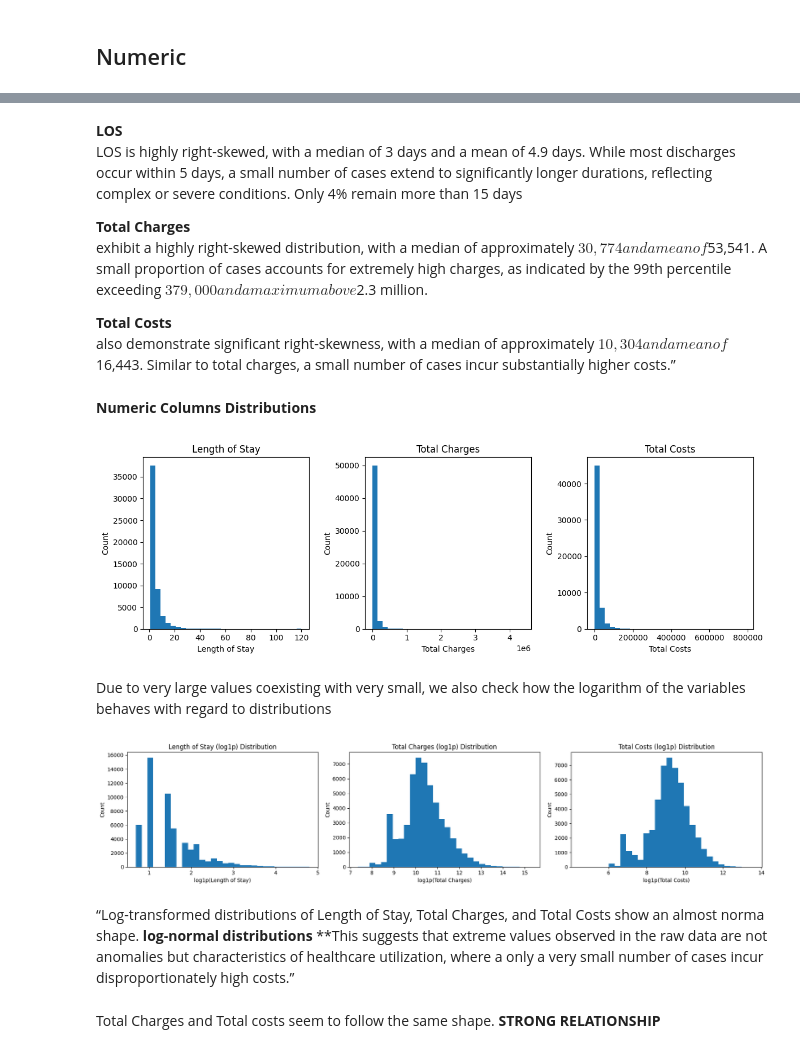
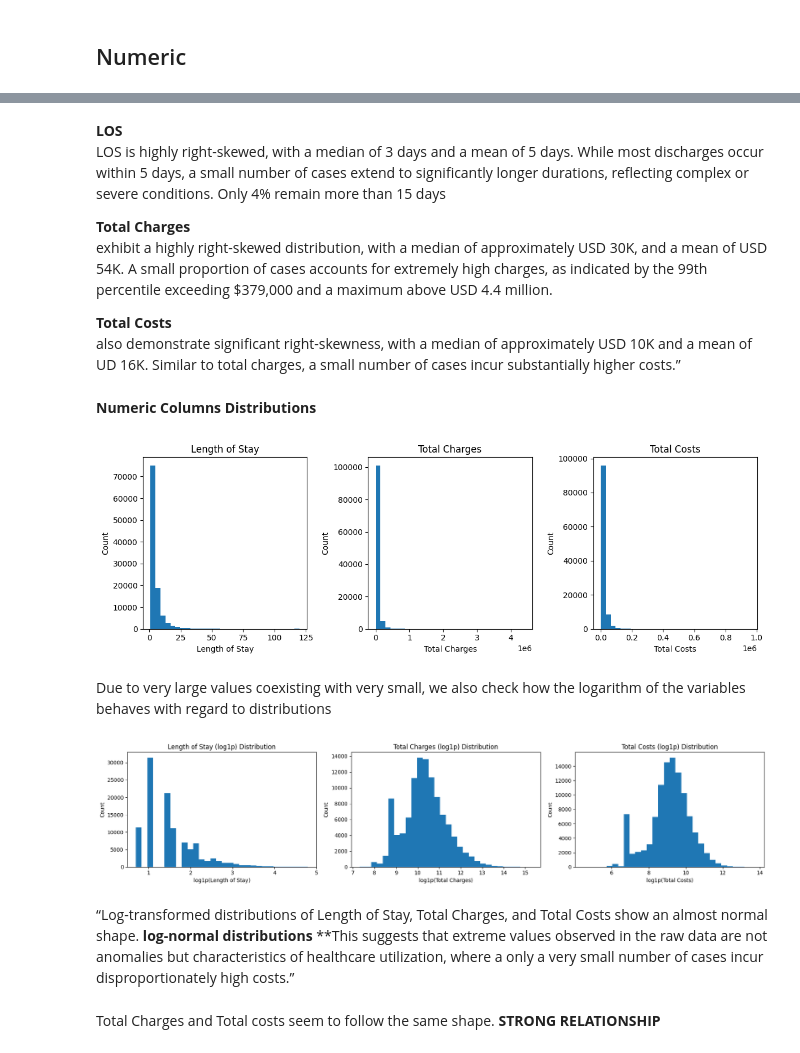
Before and after one commit to kpsalida/HospitalDischarges_Visualization, a Jupyter notebook: viz_eda.ipynb, the cells around one changed output, grey strips where cells are left out. Saved outputs shown, nothing was run; the diff lists cells and outputs as text; code cells hidden in the pictures.

```diff
--- a/viz_eda.ipynb
+++ b/viz_eda.ipynb
@@ -149,4 +136,5 @@ Drive already mounted at /content/drive; to attempt to forcibly remount, call dr
 # %% [output]
 /content/drive/MyDrive/Colab Notebooks/FinalProject_Visualization
 # %%
-df = pd.read_csv('raw_hospital_discharges_2019.csv', low_memory = False)
+df2019 = pd.read_csv('raw_hospital_discharges_2019.csv', low_memory = False)
+df2018= pd.read_csv('raw_hospital_discharges_2018.csv', low_memory = False)
@@ -152,0 +151,3 @@ df = pd.read_csv('raw_hospital_discharges_2019.csv', low_memory = False)
+# %%
+#Concatenate Vertically the 2 dataframes
+df = pd.concat([df2018, df2019], ignore_index=True)
@@ -334,6 +358,7 @@ columns_to_keep = [
     "Length of Stay",
     "Type of Admission",
     "Patient Disposition",
+    "Discharge Year",
     "APR DRG Description",
     "APR Severity of Illness Description",
     "APR Risk of Mortality",
@@ -347,0 +375,15 @@ df = df[columns_to_keep]
+# %%
+rename_map = {
+    "Type of Admission": "Admission Type",
+    "Discharge Year": "Year",
+    "APR DRG Description": "Diagnosis",
+    "APR Severity of Illness Description": "Severity of Illness",
+    "APR Risk of Mortality": "Risk of Mortality",
+    "Payment Typology 1": "Payment Type",
+    "Emergency Department Indicator": "ED Indicator"
+}
+
+df = df.rename(columns=rename_map)
+
+# Sanity Check
+print(df.columns)
@@ -599,38 +652,38 @@ summary
 # %% [markdown]
 **LOS**
-LOS is highly right-skewed, with a median of 3 days and a mean of 4.9 days. While most discharges occur within 5 days, a small number of cases extend to significantly longer durations, reflecting complex or severe conditions. Only 4% remain more than 15 days
+LOS is highly right-skewed, with a median of 3 days and a mean of 5 days. While most discharges occur within 5 days, a small number of cases extend to significantly longer durations, reflecting complex or severe conditions. Only 4% remain more than 15 days
 
 **Total Charges**
- exhibit a highly right-skewed distribution, with a median of approximately $30,774 and a mean of $53,541. A small proportion of cases accounts for extremely high charges, as indicated by the 99th percentile exceeding $379,000 and a maximum above $2.3 million.
+ exhibit a highly right-skewed distribution, with a median of approximately USD 30K, and a mean of  USD 54K. A small proportion of cases accounts for extremely high charges, as indicated by the 99th percentile exceeding $379,000 and a maximum above  USD 4.4 million.
 
  **Total Costs**
- also demonstrate significant right-skewness, with a median of approximately $10,304 and a mean of $16,443. Similar to total charges, a small number of cases incur substantially higher costs.”
+ also demonstrate significant right-skewness, with a median of approximately  USD 10K and a mean of UD 16K. Similar to total charges, a small number of cases incur substantially higher costs.”
 # %% [markdown]
 **Numeric Columns Distributions**
 # %%
-numeric_cols = list(df.select_dtypes(include="number").columns)
+numeric_cols = list(df.select_dtypes(include="number").columns.drop('Year', errors='ignore'))
 
 n = len(numeric_cols)
 cols = 3
 rows = math.ceil(n / cols)
 
 fig, axes = plt.subplots(rows, cols, figsize=(12, 4 * rows))
 axes = axes.flatten()
 
 for i, col in enumerate(numeric_cols):
     axes[i].hist(df[col].dropna(), bins=30)
     axes[i].set_title(f"{col}")
     axes[i].set_xlabel(col)
     axes[i].set_ylabel("Count")
 
 # Hide any unused subplots
 for j in range(i + 1, len(axes)):
     axes[j].axis("off")
 
 plt.tight_layout()
 plt.show()
 # %% [output]
-[figure, old version]
+[figure, new version]
 # %% [markdown]
 Due to very large values coexisting with very small, we also check how the logarithm of the variables behaves with regard to distributions
 # %%
@@ -653,9 +706,9 @@ for i, col in enumerate(num_cols):
 plt.tight_layout()
 plt.show()
 # %% [output]
-[figure, old version]
+[figure, new version]
 # %% [markdown]
-“Log-transformed distributions of Length of Stay, Total Charges, and Total Costs show an almost norma shape.  **log-normal distributions**
+“Log-transformed distributions of Length of Stay, Total Charges, and Total Costs show an almost normal shape.  **log-normal distributions**
 **This suggests that extreme values observed in the raw data are not anomalies but characteristics of healthcare utilization, where a only a very small number of cases incur disproportionately high costs.”
 # %% [markdown]
 Total Charges and Total costs seem to follow the same shape. **STRONG RELATIONSHIP**
```
Also changed, not shown: parts of 79 cells of this notebook.
